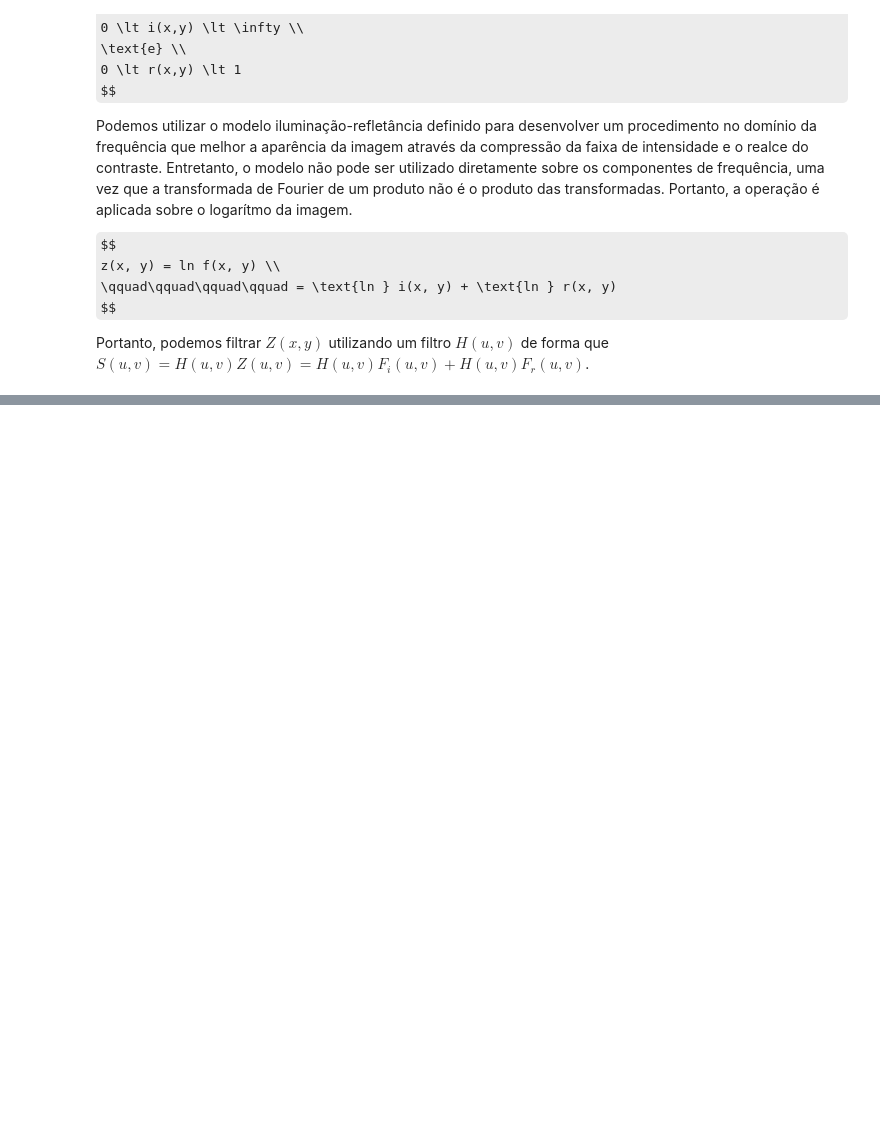
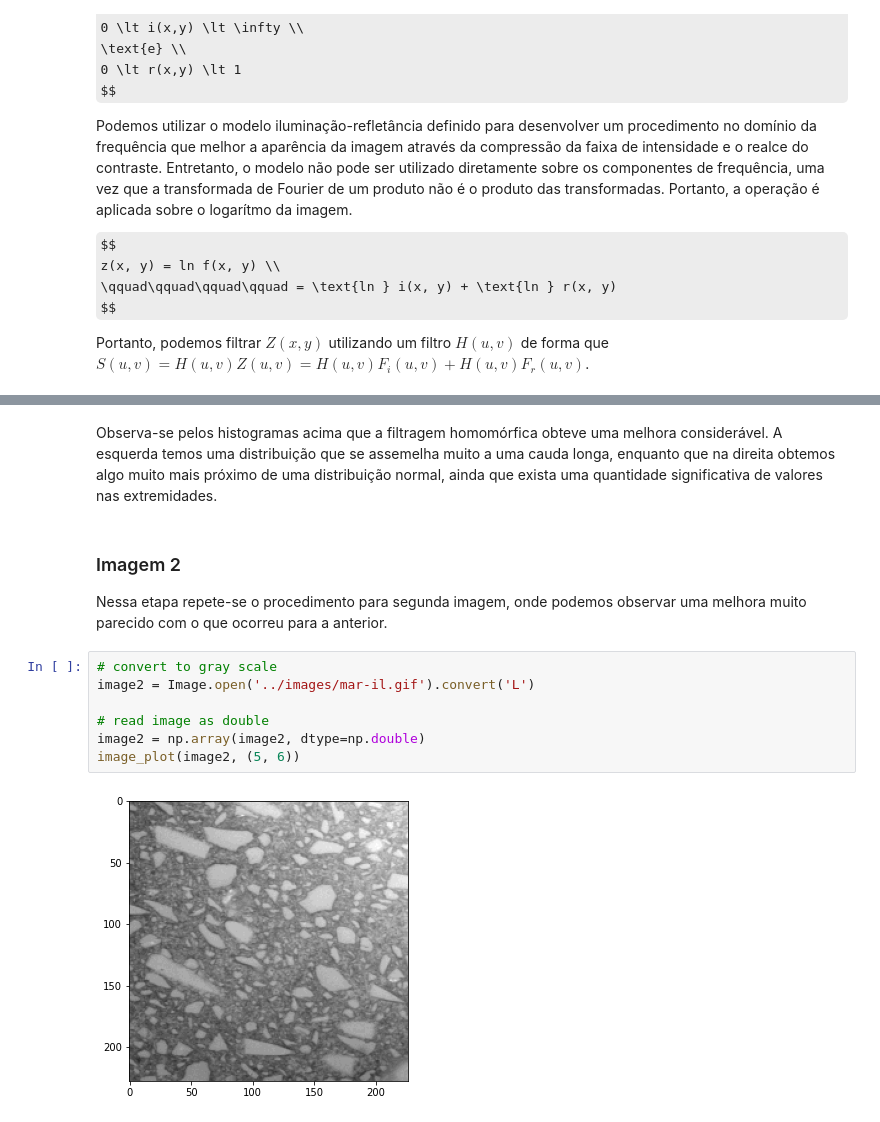
Before and after one commit to gsoaresbaptista/digital-image-processing, a Jupyter notebook: first_list_review/answers/q2.ipynb, the cells around one changed output, grey strips where cells are left out. Saved outputs shown, nothing was run; the diff lists cells and outputs as text; some formulas as TeX source; blank space fills up the shorter version.

```diff
--- a/first_list_review/answers/q2.ipynb
+++ b/first_list_review/answers/q2.ipynb
@@ -96 +132,16 @@ plt.show()
+# %% [markdown]
+Observa-se pelos histogramas acima que a filtragem homomórfica obteve uma melhora considerável. A esquerda temos uma distribuição que se assemelha muito a uma cauda longa, enquanto que na direita obtemos algo muito mais próximo de uma distribuição normal, ainda que exista uma quantidade significativa de valores nas extremidades.
+# %% [markdown]
+### Imagem 2
+
+Nessa etapa repete-se o procedimento para segunda imagem, onde podemos observar uma melhora muito parecido com o que ocorreu para a anterior.
+# %%
+# convert to gray scale
+image2 = Image.open('../images/mar-il.gif').convert('L')
+
+# read image as double
+image2 = np.array(image2, dtype=np.double)
+image_plot(image2, (5, 6))
+# %% [output]
+[figure, added]
 # %%
```
Also changed, not shown: parts of 15 cells of this notebook.
